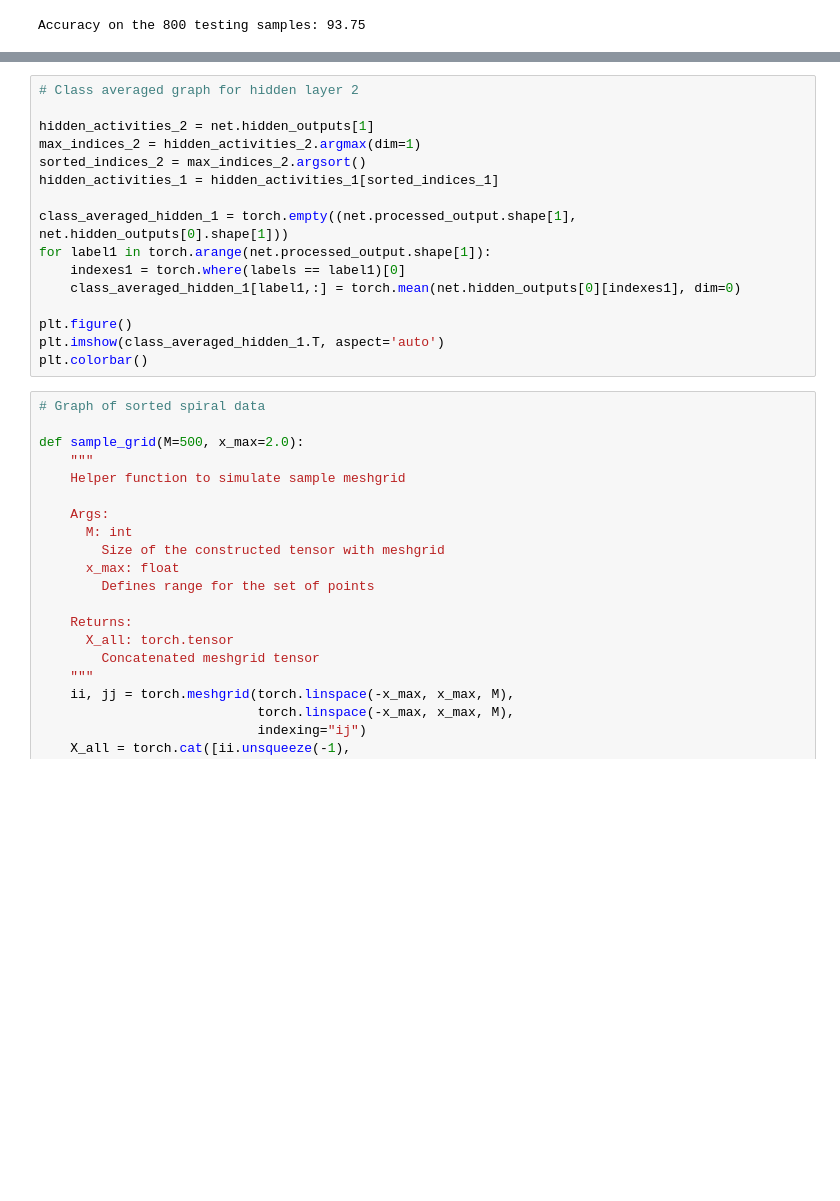
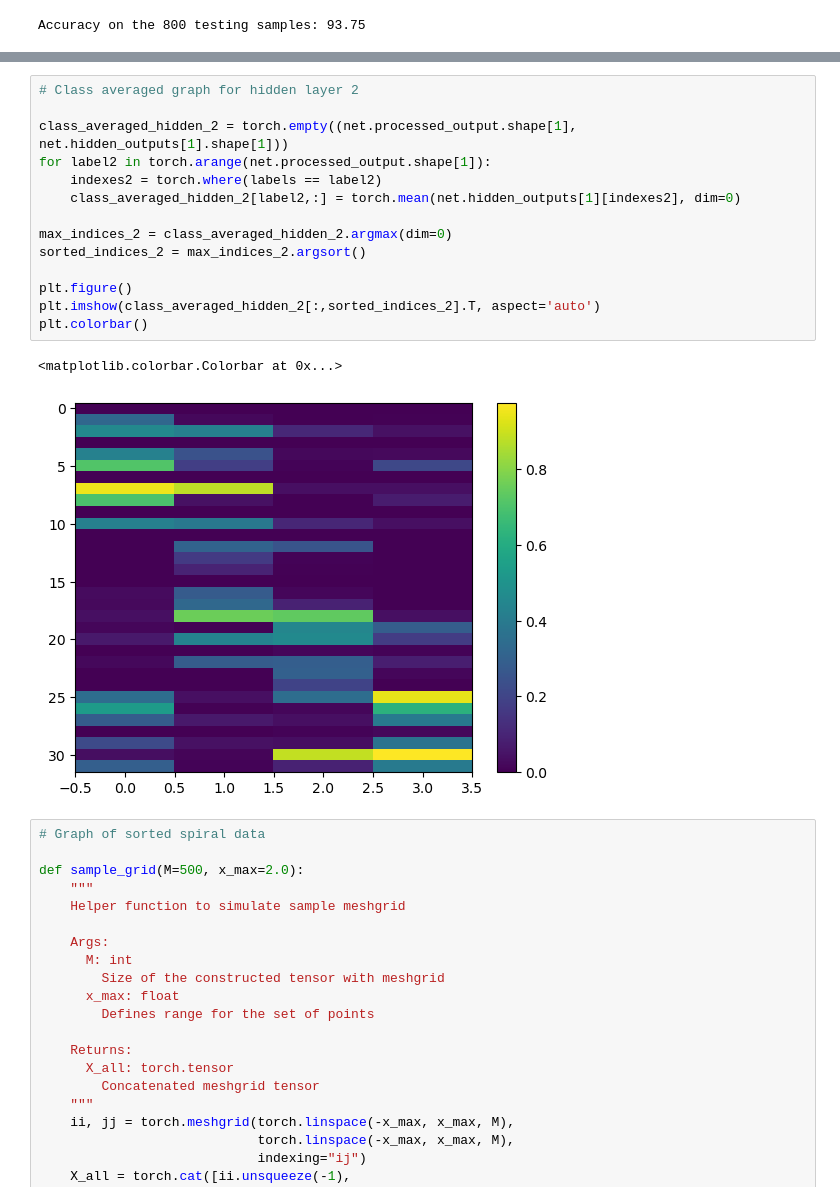
Before and after one commit to Milstein-Lab/Summer2024, a Jupyter notebook: Yash/spiral-neuralnet(1).ipynb, the cells around one changed output, grey strips where cells are left out. Drawn from its saved outputs; the diff is of its cells as text; blank space fills up the shorter version.

```diff
--- a/Yash/spiral-neuralnet(1).ipynb
+++ b/Yash/spiral-neuralnet(1).ipynb
@@ -609,19 +550,20 @@ plt.colorbar()
 # %%
 # Class averaged graph for hidden layer 2
 
-hidden_activities_2 = net.hidden_outputs[1]
-max_indices_2 = hidden_activities_2.argmax(dim=1)
+class_averaged_hidden_2 = torch.empty((net.processed_output.shape[1], net.hidden_outputs[1].shape[1]))
+for label2 in torch.arange(net.processed_output.shape[1]):
+    indexes2 = torch.where(labels == label2)
+    class_averaged_hidden_2[label2,:] = torch.mean(net.hidden_outputs[1][indexes2], dim=0)
+
+max_indices_2 = class_averaged_hidden_2.argmax(dim=0)
 sorted_indices_2 = max_indices_2.argsort()
-hidden_activities_1 = hidden_activities_1[sorted_indices_1]
-
-class_averaged_hidden_1 = torch.empty((net.processed_output.shape[1], net.hidden_outputs[0].shape[1]))
-for label1 in torch.arange(net.processed_output.shape[1]):
-    indexes1 = torch.where(labels == label1)[0]
-    class_averaged_hidden_1[label1,:] = torch.mean(net.hidden_outputs[0][indexes1], dim=0)
 
 plt.figure()
-plt.imshow(class_averaged_hidden_1.T, aspect='auto')
+plt.imshow(class_averaged_hidden_2[:,sorted_indices_2].T, aspect='auto')
 plt.colorbar()
+# %% [output]
+<matplotlib.colorbar.Colorbar at 0x...>
+[figure, added]
 # %%
 # Graph of sorted spiral data
 
```
Also changed, not shown: parts of 4 cells of this notebook.
